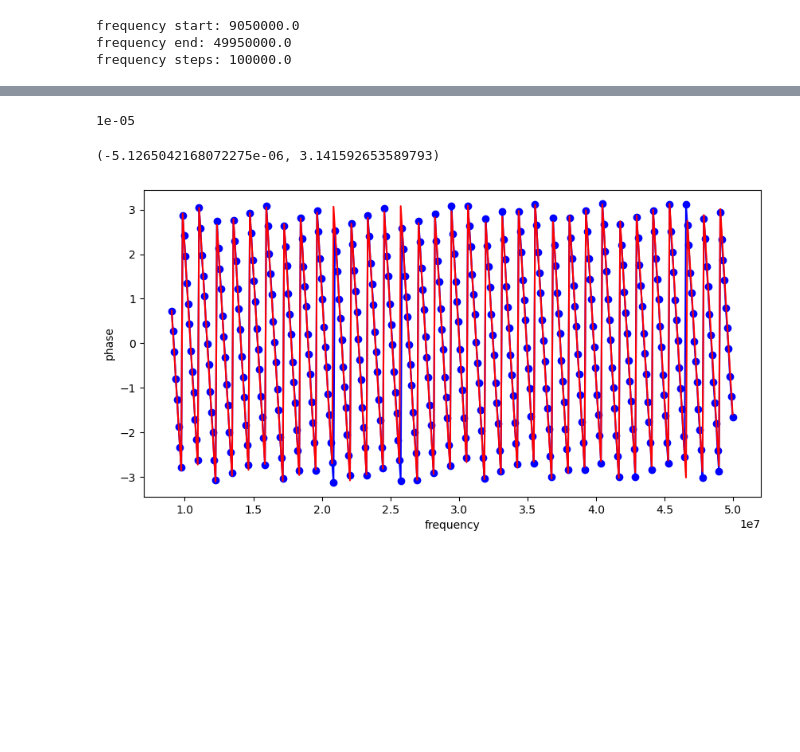
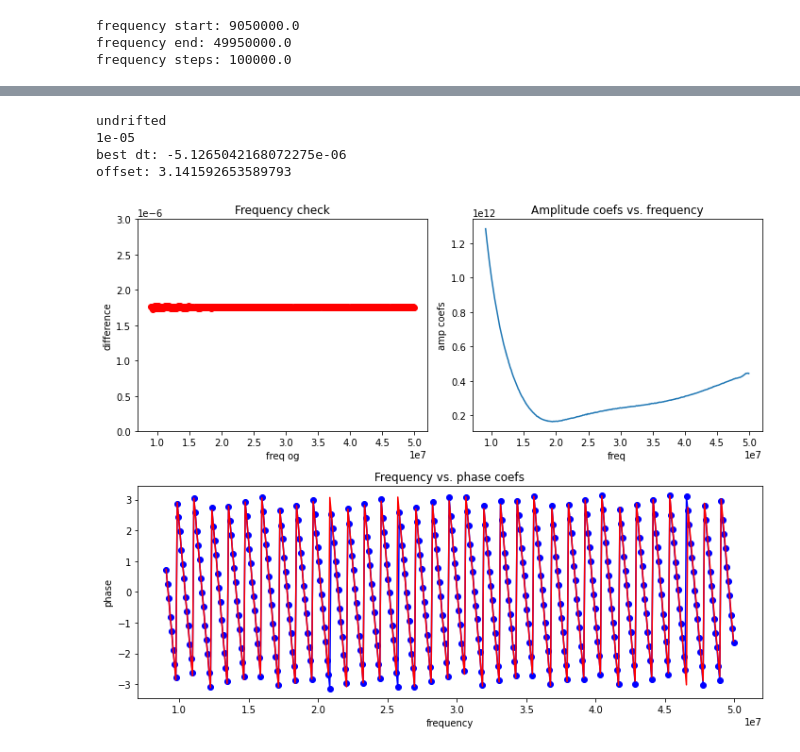
Before and after one commit to lusee-night/notebooks, a Jupyter notebook: calibrator/find_amp_phase.ipynb, the cells around one changed output, grey strips where cells are left out. Saved outputs shown, nothing was run; the diff lists cells and outputs as text; code cells hidden in the pictures; blank space fills up the shorter version.

```diff
--- a/calibrator/find_amp_phase.ipynb
+++ b/calibrator/find_amp_phase.ipynb
@@ -16,3 +14,16 @@ sampling_rate_data = 250e6
+# %%
+data0 = np.genfromtxt("data/240611/25mhz_240611_153549.csv", delimiter=',')[:,4]
+data1 = np.genfromtxt("data/240611/25mhz_m1200ms_240611_154509.csv", delimiter=',')[:,4]
+data2 = np.genfromtxt("data/240611/25mhz_m120ms_240611_154715.csv", delimiter=',')[:,4]
+data3 = np.genfromtxt("data/240611/25mhz_m12ks_240611_155012.csv", delimiter=',')[:,4]
+print('3')
+data4 = np.genfromtxt("data/240611/25mhz_p1200ms_240611_154257.csv", delimiter=',')[:,4]
+print('4')
+data5 = np.genfromtxt("data/240611/25mhz_p120ms_240611_154619.csv", delimiter=',')[:,4]
+print('5')
+data6 = np.genfromtxt("data/240611/25mhz_p12ks_240611_154921.csv", delimiter=',')[:,4]
+print('6')
+sampling_rate_data = 250e6
 # %%
 wave_f = np.fft.rfft(wave)
 freqs = np.fft.rfftfreq(Ns)
@@ -54,5 +65,3 @@ def get_peaks (signal, Nex=1, fbase=50e3, fstep=100e3, fmax=1e6, fdelta=30e3, sa
         signal_f[a] = b
     signal_l = np.fft.irfft(signal_f)[0:N]
     return np.array(freqs), np.array(a_w), df, Nex*2*signal_l
-# %%
-freqs, a_w, df, sigb = get_peaks(data_undrifted, 20, fbase=9e6+50e3, fmax=50e6, sampling_rate=sampling_rate_data)
@@ -94,19 +83,3 @@ def find_dt(f_og, exp_iwt):
     bestdt = dts[np.argmin(loss)]
 
     return bestdt, pred(bestdt,ofs),ofs
-# %%
-dtb, res,ofs = find_dt(f_og, exp_iwt)
-dtb, ofs
-# %% [output]
-1e-05
-(-5.1265042168072275e-06, 3.141592653589793)
-# %%
-plt.figure(figsize=(10,5))
-plt.plot(f_og, np.angle(exp_iwt),'bo-')
-plt.plot(f_og, res,'r-')
-plt.xlabel('frequency')
-plt.ylabel('phase')
-#plt.xlim(0.8e7,2e7)
-plt.show()
-# %% [output]
-[figure, removed]
@@ -112,0 +133,8 @@ plt.show()
+# %%
+plots(data0, 'undrifted')
+# %% [output]
+undrifted
+1e-05
+best dt: -5.1265042168072275e-06
+offset: 3.141592653589793
+[figure, added]
```
Also changed, not shown: parts of 16 cells of this notebook.
